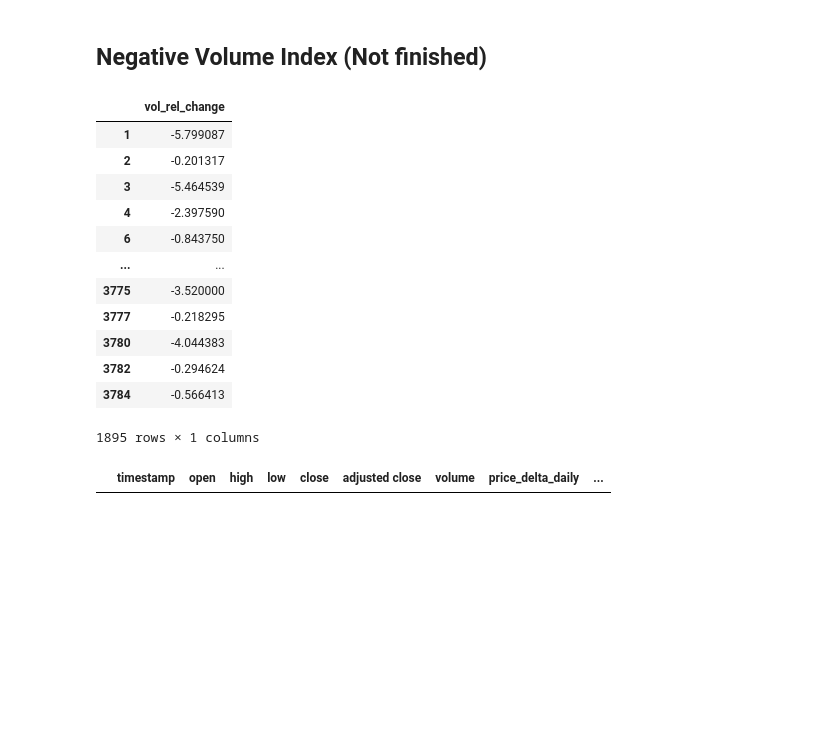
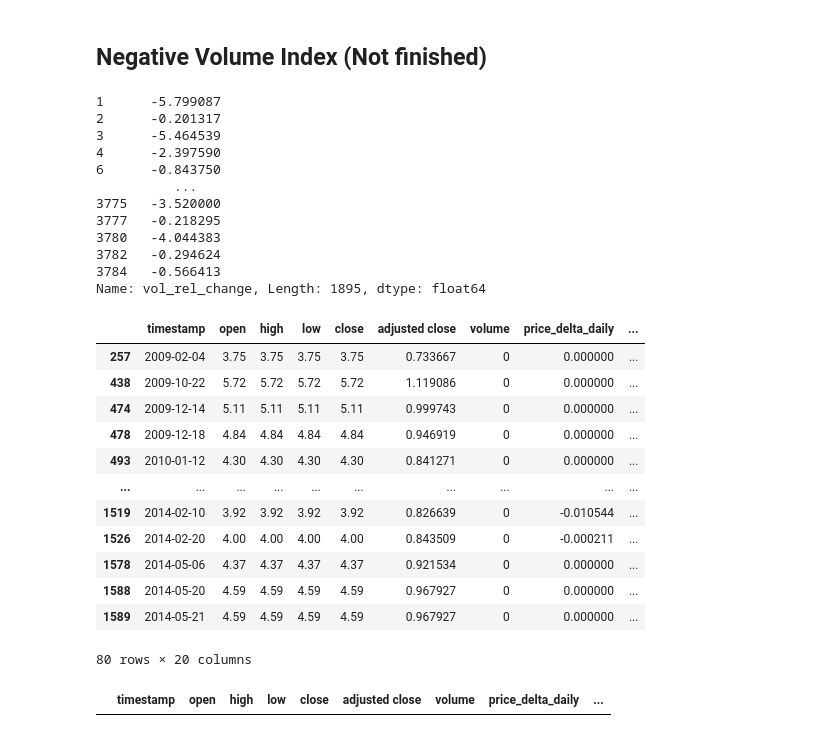
Before and after one commit to dreaminred/quant-models, a Jupyter notebook: preprocessing.ipynb, the cells around one changed output. Drawn from its saved outputs; the diff is of its cells as text; code cells hidden in the pictures; blank space fills up the shorter version.

```diff
--- a/preprocessing.ipynb
+++ b/preprocessing.ipynb
@@ -68,22 +68,36 @@ ticker_df['vol_rel_change'] = ticker_df['volume'].diff() / ticker_df['volume']
 # %% [markdown]
 ## Negative Volume Index (Not finished)
 # %%
-t = ticker_df[ticker_df['vol_rel_change'] < 0][['vol_rel_change']]
-t
+t = ticker_df[ticker_df['vol_rel_change'] < 0]['vol_rel_change']
 # %% [output]
-|  | vol_rel_change |
-| 1 | -5.799087 |
-| 2 | -0.201317 |
-| 3 | -5.464539 |
-| 4 | -2.397590 |
-| 6 | -0.843750 |
-| ... | ... |
-| 3775 | -3.520000 |
-| 3777 | -0.218295 |
-| 3780 | -4.044383 |
-| 3782 | -0.294624 |
-| 3784 | -0.566413 |
-1895 rows × 1 columns
+1      -5.799087
+2      -0.201317
+3      -5.464539
+4      -2.397590
+6      -0.843750
+          ...
+3775   -3.520000
+3777   -0.218295
+3780   -4.044383
+3782   -0.294624
+3784   -0.566413
+Name: vol_rel_change, Length: 1895, dtype: float64
+# %%
+ticker_df[ticker_df['volume'] == 0]
+# %% [output]
+|  | timestamp | open | high | low | close | adjusted close | volume | price_delta_daily | ... |
+| 257 | 2009-02-04 | 3.75 | 3.75 | 3.75 | 3.75 | 0.733667 | 0 | 0.000000 | ... |
+| 438 | 2009-10-22 | 5.72 | 5.72 | 5.72 | 5.72 | 1.119086 | 0 | 0.000000 | ... |
+| 474 | 2009-12-14 | 5.11 | 5.11 | 5.11 | 5.11 | 0.999743 | 0 | 0.000000 | ... |
+| 478 | 2009-12-18 | 4.84 | 4.84 | 4.84 | 4.84 | 0.946919 | 0 | 0.000000 | ... |
+| 493 | 2010-01-12 | 4.30 | 4.30 | 4.30 | 4.30 | 0.841271 | 0 | 0.000000 | ... |
+| ... | ... | ... | ... | ... | ... | ... | ... | ... | ... |
+| 1519 | 2014-02-10 | 3.92 | 3.92 | 3.92 | 3.92 | 0.826639 | 0 | -0.010544 | ... |
+| 1526 | 2014-02-20 | 4.00 | 4.00 | 4.00 | 4.00 | 0.843509 | 0 | -0.000211 | ... |
+| 1578 | 2014-05-06 | 4.37 | 4.37 | 4.37 | 4.37 | 0.921534 | 0 | 0.000000 | ... |
+| 1588 | 2014-05-20 | 4.59 | 4.59 | 4.59 | 4.59 | 0.967927 | 0 | 0.000000 | ... |
+| 1589 | 2014-05-21 | 4.59 | 4.59 | 4.59 | 4.59 | 0.967927 | 0 | 0.000000 | ... |
+80 rows × 20 columns
 # %%
 nvi_rate = ticker_df[ticker_df['vol_rel_change'] < 0]['vol_rel_change'].abs() * ticker_df['price_rel_change']
 # %%
```
Also changed, not shown: parts of 1 cell of this notebook, 1 other file.
